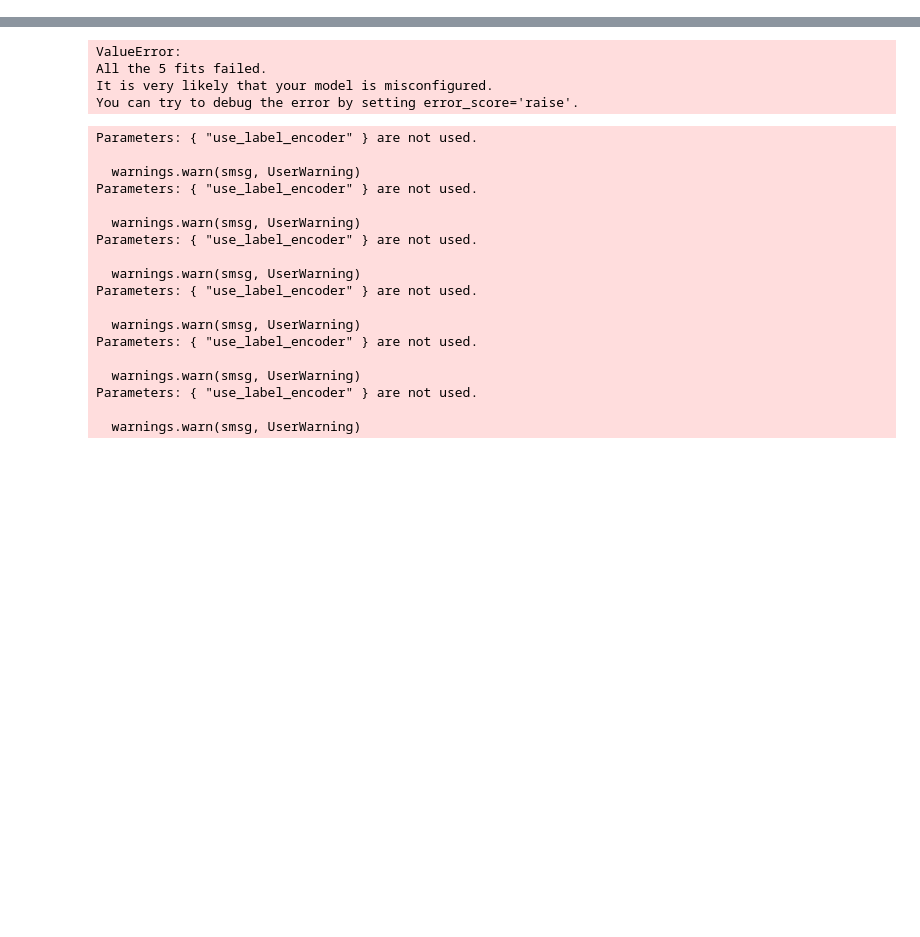
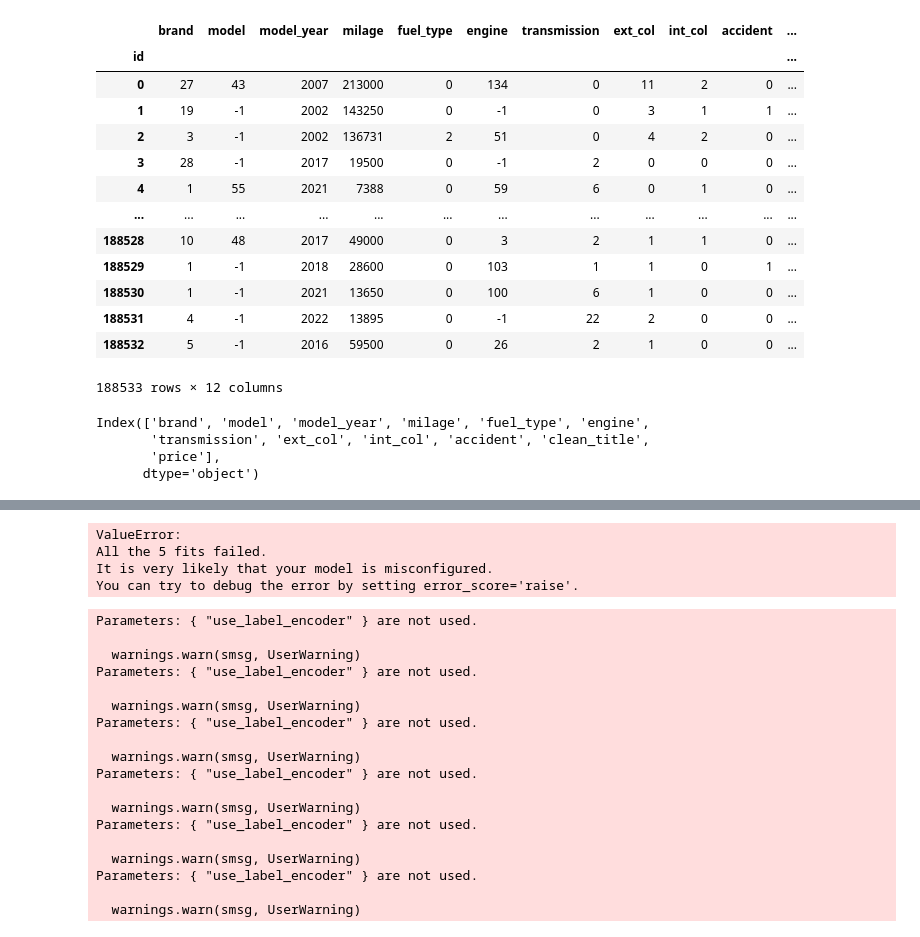
Before and after one commit to yuwei-1/Kaggle-tools, a Jupyter notebook: poisonous_mushroom_classification.ipynb, the cells around one changed output, grey strips where cells are left out. Saved outputs shown, nothing was run; the diff lists cells and outputs as text; code cells hidden in the pictures; blank space fills up the shorter version.

```diff
--- a/poisonous_mushroom_classification.ipynb
+++ b/poisonous_mushroom_classification.ipynb
@@ -88,0 +99,17 @@ y_test) = data_manager.dataset_partition()
+# %%
+encoded_df
+# %% [output]
+|  | brand | model | model_year | milage | fuel_type | engine | transmission | ext_col | int_col | accident | ... |
+| id |  |  |  |  |  |  |  |  |  |  | ... |
+| 0 | 27 | 43 | 2007 | 213000 | 0 | 134 | 0 | 11 | 2 | 0 | ... |
+| 1 | 19 | -1 | 2002 | 143250 | 0 | -1 | 0 | 3 | 1 | 1 | ... |
+| 2 | 3 | -1 | 2002 | 136731 | 2 | 51 | 0 | 4 | 2 | 0 | ... |
+| 3 | 28 | -1 | 2017 | 19500 | 0 | -1 | 2 | 0 | 0 | 0 | ... |
+| 4 | 1 | 55 | 2021 | 7388 | 0 | 59 | 6 | 0 | 1 | 0 | ... |
+| ... | ... | ... | ... | ... | ... | ... | ... | ... | ... | ... | ... |
+| 188528 | 10 | 48 | 2017 | 49000 | 0 | 3 | 2 | 1 | 1 | 0 | ... |
+| 188529 | 1 | -1 | 2018 | 28600 | 0 | 103 | 1 | 1 | 0 | 1 | ... |
+| 188530 | 1 | -1 | 2021 | 13650 | 0 | 100 | 6 | 1 | 0 | 0 | ... |
+| 188531 | 4 | -1 | 2022 | 13895 | 0 | -1 | 22 | 2 | 0 | 0 | ... |
+| 188532 | 5 | -1 | 2016 | 59500 | 0 | 26 | 2 | 1 | 0 | 0 | ... |
+188533 rows × 12 columns
@@ -88,0 +118,7 @@ y_test) = data_manager.dataset_partition()
+# %%
+train_df.columns
+# %% [output]
+Index(['brand', 'model', 'model_year', 'milage', 'fuel_type', 'engine',
+       'transmission', 'ext_col', 'int_col', 'accident', 'clean_title',
+       'price'],
+      dtype='object')
```
Also changed, not shown: parts of 127 cells of this notebook, 33 other files.
